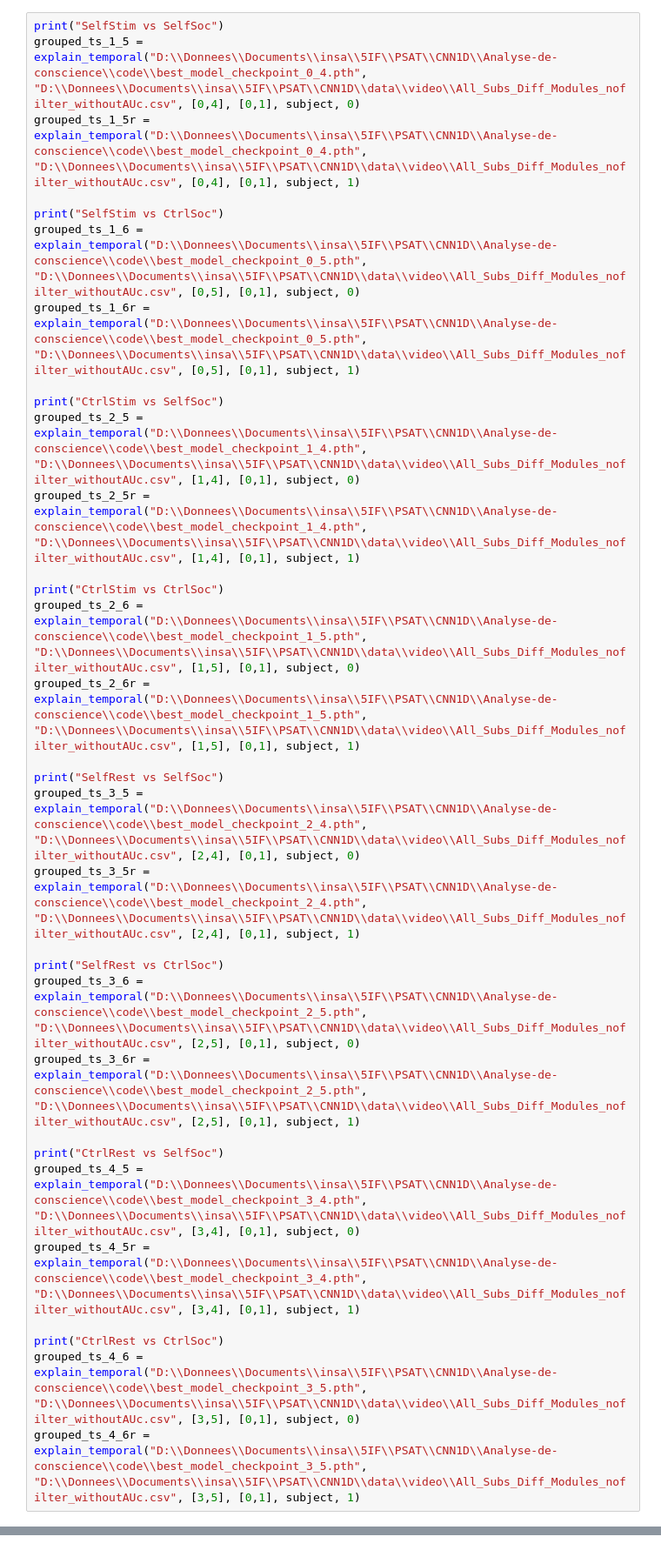
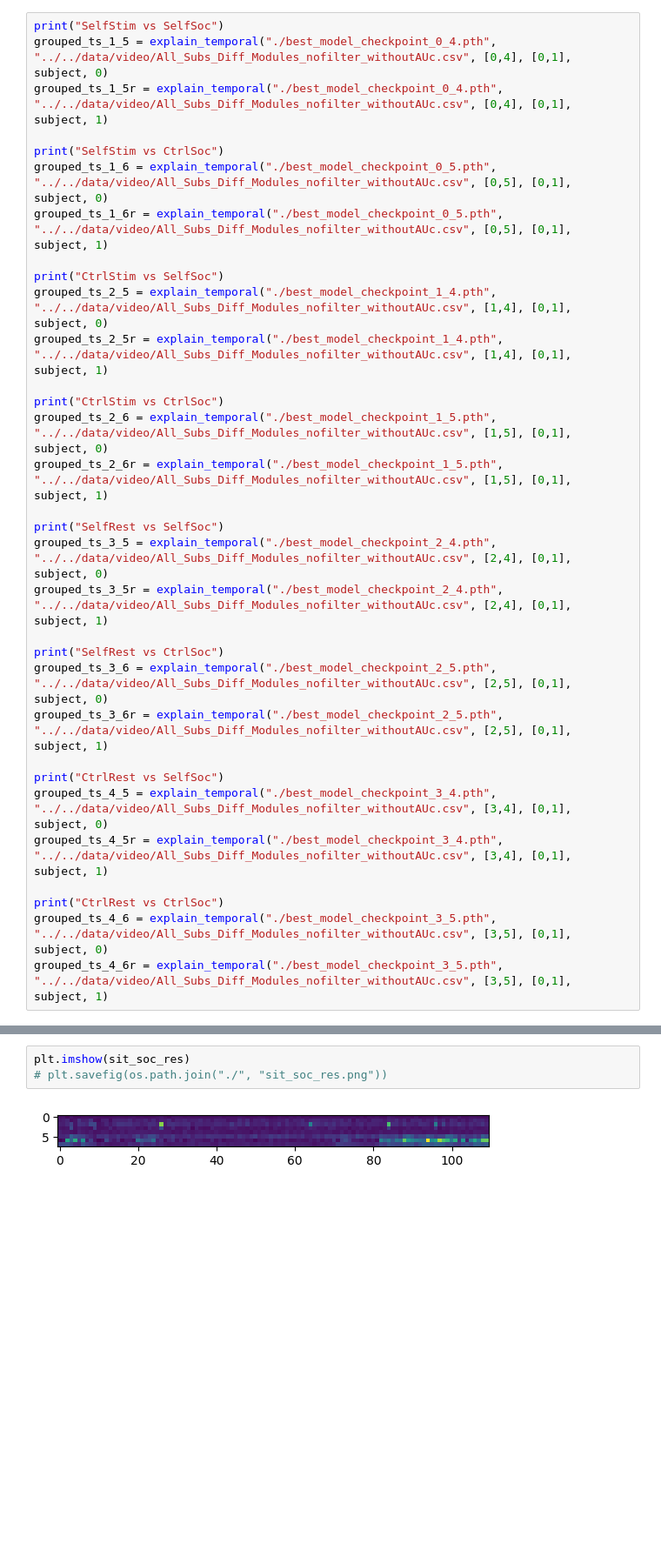
Before and after one commit to INSA-5IF-COMA/Analyse-de-conscience, a Jupyter notebook: code/explain_situation_notebook.ipynb, the cells around one changed output, grey strips where cells are left out. Shown at 87% size. Drawn from its saved outputs; the diff is of its cells as text; blank space fills up the shorter version.

Commit message:
Update explainability.ipynb

```diff
--- a/code/explain_situation_notebook.ipynb
+++ b/code/explain_situation_notebook.ipynb
@@ -5,35 +7,35 @@ import numpy as np
 subject = 3
 # %%
 print("SelfStim vs SelfSoc")
-grouped_ts_1_5 = explain_temporal("D:\\Donnees\\Documents\\insa\\5IF\\PSAT\\CNN1D\\Analyse-de-conscience\\code\\best_model_checkpoint_0_4.pth", "D:\\Donnees\\Documents\\insa\\5IF\\PSAT\\CNN1D\\data\\video\\All_Subs_Diff_Modules_nofilter_withoutAUc.csv", [0,4], [0,1], subject, 0)
-grouped_ts_1_5r = explain_temporal("D:\\Donnees\\Documents\\insa\\5IF\\PSAT\\CNN1D\\Analyse-de-conscience\\code\\best_model_checkpoint_0_4.pth", "D:\\Donnees\\Documents\\insa\\5IF\\PSAT\\CNN1D\\data\\video\\All_Subs_Diff_Modules_nofilter_withoutAUc.csv", [0,4], [0,1], subject, 1)
+grouped_ts_1_5 = explain_temporal("./best_model_checkpoint_0_4.pth", "../../data/video/All_Subs_Diff_Modules_nofilter_withoutAUc.csv", [0,4], [0,1], subject, 0)
+grouped_ts_1_5r = explain_temporal("./best_model_checkpoint_0_4.pth", "../../data/video/All_Subs_Diff_Modules_nofilter_withoutAUc.csv", [0,4], [0,1], subject, 1)
 
 print("SelfStim vs CtrlSoc")
-grouped_ts_1_6 = explain_temporal("D:\\Donnees\\Documents\\insa\\5IF\\PSAT\\CNN1D\\Analyse-de-conscience\\code\\best_model_checkpoint_0_5.pth", "D:\\Donnees\\Documents\\insa\\5IF\\PSAT\\CNN1D\\data\\video\\All_Subs_Diff_Modules_nofilter_withoutAUc.csv", [0,5], [0,1], subject, 0)
-grouped_ts_1_6r = explain_temporal("D:\\Donnees\\Documents\\insa\\5IF\\PSAT\\CNN1D\\Analyse-de-conscience\\code\\best_model_checkpoint_0_5.pth", "D:\\Donnees\\Documents\\insa\\5IF\\PSAT\\CNN1D\\data\\video\\All_Subs_Diff_Modules_nofilter_withoutAUc.csv", [0,5], [0,1], subject, 1)
+grouped_ts_1_6 = explain_temporal("./best_model_checkpoint_0_5.pth", "../../data/video/All_Subs_Diff_Modules_nofilter_withoutAUc.csv", [0,5], [0,1], subject, 0)
+grouped_ts_1_6r = explain_temporal("./best_model_checkpoint_0_5.pth", "../../data/video/All_Subs_Diff_Modules_nofilter_withoutAUc.csv", [0,5], [0,1], subject, 1)
 
 print("CtrlStim vs SelfSoc")
-grouped_ts_2_5 = explain_temporal("D:\\Donnees\\Documents\\insa\\5IF\\PSAT\\CNN1D\\Analyse-de-conscience\\code\\best_model_checkpoint_1_4.pth", "D:\\Donnees\\Documents\\insa\\5IF\\PSAT\\CNN1D\\data\\video\\All_Subs_Diff_Modules_nofilter_withoutAUc.csv", [1,4], [0,1], subject, 0)
-grouped_ts_2_5r = explain_temporal("D:\\Donnees\\Documents\\insa\\5IF\\PSAT\\CNN1D\\Analyse-de-conscience\\code\\best_model_checkpoint_1_4.pth", "D:\\Donnees\\Documents\\insa\\5IF\\PSAT\\CNN1D\\data\\video\\All_Subs_Diff_Modules_nofilter_withoutAUc.csv", [1,4], [0,1], subject, 1)
+grouped_ts_2_5 = explain_temporal("./best_model_checkpoint_1_4.pth", "../../data/video/All_Subs_Diff_Modules_nofilter_withoutAUc.csv", [1,4], [0,1], subject, 0)
+grouped_ts_2_5r = explain_temporal("./best_model_checkpoint_1_4.pth", "../../data/video/All_Subs_Diff_Modules_nofilter_withoutAUc.csv", [1,4], [0,1], subject, 1)
 
 print("CtrlStim vs CtrlSoc")
-grouped_ts_2_6 = explain_temporal("D:\\Donnees\\Documents\\insa\\5IF\\PSAT\\CNN1D\\Analyse-de-conscience\\code\\best_model_checkpoint_1_5.pth", "D:\\Donnees\\Documents\\insa\\5IF\\PSAT\\CNN1D\\data\\video\\All_Subs_Diff_Modules_nofilter_withoutAUc.csv", [1,5], [0,1], subject, 0)
-grouped_ts_2_6r = explain_temporal("D:\\Donnees\\Documents\\insa\\5IF\\PSAT\\CNN1D\\Analyse-de-conscience\\code\\best_model_checkpoint_1_5.pth", "D:\\Donnees\\Documents\\insa\\5IF\\PSAT\\CNN1D\\data\\video\\All_Subs_Diff_Modules_nofilter_withoutAUc.csv", [1,5], [0,1], subject, 1)
+grouped_ts_2_6 = explain_temporal("./best_model_checkpoint_1_5.pth", "../../data/video/All_Subs_Diff_Modules_nofilter_withoutAUc.csv", [1,5], [0,1], subject, 0)
+grouped_ts_2_6r = explain_temporal("./best_model_checkpoint_1_5.pth", "../../data/video/All_Subs_Diff_Modules_nofilter_withoutAUc.csv", [1,5], [0,1], subject, 1)
 
 print("SelfRest vs SelfSoc")
-grouped_ts_3_5 = explain_temporal("D:\\Donnees\\Documents\\insa\\5IF\\PSAT\\CNN1D\\Analyse-de-conscience\\code\\best_model_checkpoint_2_4.pth", "D:\\Donnees\\Documents\\insa\\5IF\\PSAT\\CNN1D\\data\\video\\All_Subs_Diff_Modules_nofilter_withoutAUc.csv", [2,4], [0,1], subject, 0)
-grouped_ts_3_5r = explain_temporal("D:\\Donnees\\Documents\\insa\\5IF\\PSAT\\CNN1D\\Analyse-de-conscience\\code\\best_model_checkpoint_2_4.pth", "D:\\Donnees\\Documents\\insa\\5IF\\PSAT\\CNN1D\\data\\video\\All_Subs_Diff_Modules_nofilter_withoutAUc.csv", [2,4], [0,1], subject, 1)
+grouped_ts_3_5 = explain_temporal("./best_model_checkpoint_2_4.pth", "../../data/video/All_Subs_Diff_Modules_nofilter_withoutAUc.csv", [2,4], [0,1], subject, 0)
+grouped_ts_3_5r = explain_temporal("./best_model_checkpoint_2_4.pth", "../../data/video/All_Subs_Diff_Modules_nofilter_withoutAUc.csv", [2,4], [0,1], subject, 1)
 
 print("SelfRest vs CtrlSoc")
-grouped_ts_3_6 = explain_temporal("D:\\Donnees\\Documents\\insa\\5IF\\PSAT\\CNN1D\\Analyse-de-conscience\\code\\best_model_checkpoint_2_5.pth", "D:\\Donnees\\Documents\\insa\\5IF\\PSAT\\CNN1D\\data\\video\\All_Subs_Diff_Modules_nofilter_withoutAUc.csv", [2,5], [0,1], subject, 0)
-grouped_ts_3_6r = explain_temporal("D:\\Donnees\\Documents\\insa\\5IF\\PSAT\\CNN1D\\Analyse-de-conscience\\code\\best_model_checkpoint_2_5.pth", "D:\\Donnees\\Documents\\insa\\5IF\\PSAT\\CNN1D\\data\\video\\All_Subs_Diff_Modules_nofilter_withoutAUc.csv", [2,5], [0,1], subject, 1)
+grouped_ts_3_6 = explain_temporal("./best_model_checkpoint_2_5.pth", "../../data/video/All_Subs_Diff_Modules_nofilter_withoutAUc.csv", [2,5], [0,1], subject, 0)
+grouped_ts_3_6r = explain_temporal("./best_model_checkpoint_2_5.pth", "../../data/video/All_Subs_Diff_Modules_nofilter_withoutAUc.csv", [2,5], [0,1], subject, 1)
 
 print("CtrlRest vs SelfSoc")
-grouped_ts_4_5 = explain_temporal("D:\\Donnees\\Documents\\insa\\5IF\\PSAT\\CNN1D\\Analyse-de-conscience\\code\\best_model_checkpoint_3_4.pth", "D:\\Donnees\\Documents\\insa\\5IF\\PSAT\\CNN1D\\data\\video\\All_Subs_Diff_Modules_nofilter_withoutAUc.csv", [3,4], [0,1], subject, 0)
-grouped_ts_4_5r = explain_temporal("D:\\Donnees\\Documents\\insa\\5IF\\PSAT\\CNN1D\\Analyse-de-conscience\\code\\best_model_checkpoint_3_4.pth", "D:\\Donnees\\Documents\\insa\\5IF\\PSAT\\CNN1D\\data\\video\\All_Subs_Diff_Modules_nofilter_withoutAUc.csv", [3,4], [0,1], subject, 1)
+grouped_ts_4_5 = explain_temporal("./best_model_checkpoint_3_4.pth", "../../data/video/All_Subs_Diff_Modules_nofilter_withoutAUc.csv", [3,4], [0,1], subject, 0)
+grouped_ts_4_5r = explain_temporal("./best_model_checkpoint_3_4.pth", "../../data/video/All_Subs_Diff_Modules_nofilter_withoutAUc.csv", [3,4], [0,1], subject, 1)
 
 print("CtrlRest vs CtrlSoc")
-grouped_ts_4_6 = explain_temporal("D:\\Donnees\\Documents\\insa\\5IF\\PSAT\\CNN1D\\Analyse-de-conscience\\code\\best_model_checkpoint_3_5.pth", "D:\\Donnees\\Documents\\insa\\5IF\\PSAT\\CNN1D\\data\\video\\All_Subs_Diff_Modules_nofilter_withoutAUc.csv", [3,5], [0,1], subject, 0)
-grouped_ts_4_6r = explain_temporal("D:\\Donnees\\Documents\\insa\\5IF\\PSAT\\CNN1D\\Analyse-de-conscience\\code\\best_model_checkpoint_3_5.pth", "D:\\Donnees\\Documents\\insa\\5IF\\PSAT\\CNN1D\\data\\video\\All_Subs_Diff_Modules_nofilter_withoutAUc.csv", [3,5], [0,1], subject, 1)
+grouped_ts_4_6 = explain_temporal("./best_model_checkpoint_3_5.pth", "../../data/video/All_Subs_Diff_Modules_nofilter_withoutAUc.csv", [3,5], [0,1], subject, 0)
+grouped_ts_4_6r = explain_temporal("./best_model_checkpoint_3_5.pth", "../../data/video/All_Subs_Diff_Modules_nofilter_withoutAUc.csv", [3,5], [0,1], subject, 1)
 # %% [output]
 SelfStim vs SelfSoc
@@ -188,3 +172,8 @@ print(len(sit_soc_res), len(sit_soc_res[0]))
+# %%
+plt.imshow(sit_soc_res)
+# plt.savefig(os.path.join("./", "sit_soc_res.png"))
+# %% [output]
+[figure, added]
 # %%
 # Multiplying all values by 100
 sit_soc_res *= 100
```
Also changed, not shown: parts of 10 cells of this notebook.
